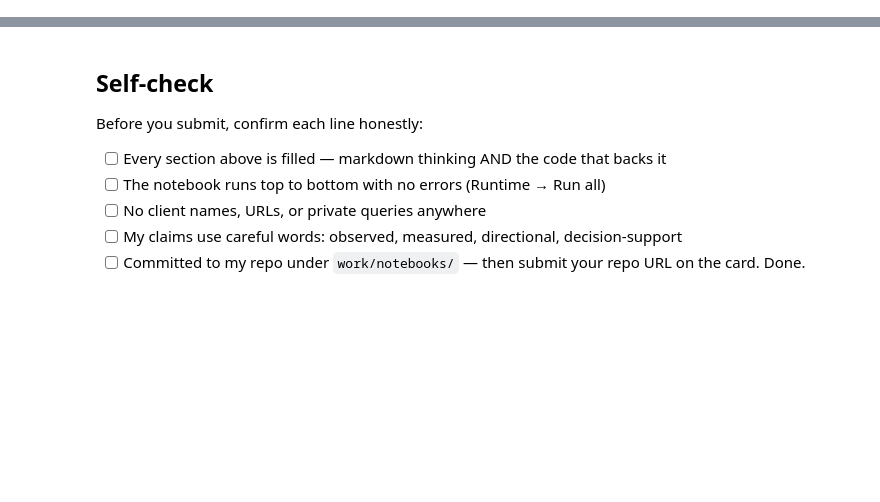
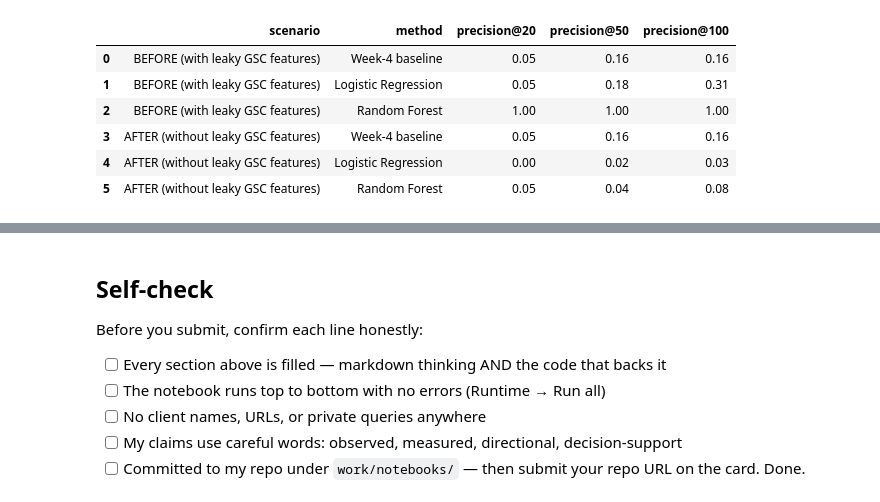
Before and after one commit to faheem-danish/internship-starter-1, a Jupyter notebook: work/notebooks/w06_validation_audit.ipynb, the cells around one changed output, grey strips where cells are left out. Cells and saved outputs as stored; diff of their text form; code cells hidden in the pictures; blank space fills up the shorter version.

```diff
--- a/work/notebooks/w06_validation_audit.ipynb
+++ b/work/notebooks/w06_validation_audit.ipynb
@@ -12,0 +38,2 @@ This skeleton is yours to fill. Work the sections **in order** — each one has
+# %%
+march_df = pd.read_parquet(march_file)
@@ -12,0 +94,14 @@ This skeleton is yours to fill. Work the sections **in order** — each one has
+# %%
+# ------------------------------------------------------------------
+# Client-grouped split (same honest design as W05)
+# ------------------------------------------------------------------
+groups = model_df["client_hash_id"]
+gss = GroupShuffleSplit(n_splits=1, test_size=0.20, random_state=42)
+train_idx, test_idx = next(gss.split(model_df, y, groups=groups))
+
+print("Train clients:", model_df.iloc[train_idx]["client_hash_id"].nunique())
+print("Test clients: ", model_df.iloc[test_idx]["client_hash_id"].nunique())
+print("Overlap:      ", len(
+    set(model_df.iloc[train_idx]["client_hash_id"]) &
+    set(model_df.iloc[test_idx]["client_hash_id"])
+))
@@ -22,0 +133,76 @@ This skeleton is yours to fill. Work the sections **in order** — each one has
+# %%
+# This cell is for CODE (numbers, a query, a check).
+# Write your text answer in the cell ABOVE this one — typing sentences here breaks Run All.
+# ------------------------------------------------------------------
+# BEFORE: W05 feature set (contains label-derived suspects)
+# ------------------------------------------------------------------
+leaky_features = ["impressions", "clicks", "avg_position", "ctr_pct"]
+X_leaky = model_df[leaky_features]
+
+# ------------------------------------------------------------------
+# AFTER: Only non-label-derived features (GA4 + scroll)
+# ------------------------------------------------------------------
+honest_features = ["ga4_sessions", "ga4_pageviews", "ga4_users",
+                   "ga4_engaged_sessions", "scroll_events"]
+X_honest = model_df[honest_features]
+
+# ------------------------------------------------------------------
+# Helper: train + evaluate both models on a given feature set
+# ------------------------------------------------------------------
+def eval_scenario(X, scenario_name):
+    X_tr = X.iloc[train_idx]
+    X_te = X.iloc[test_idx]
+    y_tr = y.iloc[train_idx]
+    y_te = y.iloc[test_idx]
+
+    # Logistic Regression (pipeline with imputer — W05 NaN fix)
+    lr = Pipeline([
+        ("imputer", SimpleImputer(strategy="median")),
+        ("scaler", StandardScaler()),
+        ("model", LogisticRegression(max_iter=1000, random_state=42))
+    ])
+    lr.fit(X_tr, y_tr)
+    lr_prob = lr.predict_proba(X_te)[:, 1]
+
+    # Random Forest (pipeline with imputer — fixed from W05 draft)
+    rf = Pipeline([
+        ("imputer", SimpleImputer(strategy="median")),
+        ("model", RandomForestClassifier(
+            n_estimators=150, max_depth=8, min_samples_leaf=20,
+            random_state=42, n_jobs=-1
+        ))
+    ])
+    rf.fit(X_tr, y_tr)
+    rf_prob = rf.predict_proba(X_te)[:, 1]
+
+    baseline_scores = model_df.iloc[test_idx]["baseline_score"].values
+    labels = y_te.values
+
+    def p_at_k(scores, labs, k):
+        order = np.argsort(-np.asarray(scores))
+        return np.asarray(labs)[order[:k]].mean()
+
+    rows = []
+    for name, probas in [("Week-4 baseline", baseline_scores),
+                         ("Logistic Regression", lr_prob),
+                         ("Random Forest", rf_prob)]:
+        rows.append({
+            "scenario": scenario_name,
+            "method": name,
+            "precision@20":  round(p_at_k(probas, labels, 20), 4),
+            "precision@50":  round(p_at_k(probas, labels, 50), 4),
+            "precision@100": round(p_at_k(probas, labels, 100), 4)
+        })
+    return rows
+
+# ------------------------------------------------------------------
+# Run both scenarios
+# ------------------------------------------------------------------
+before_after = pd.DataFrame(
+    eval_scenario(X_leaky, "BEFORE (with leaky GSC features)") +
+    eval_scenario(X_honest, "AFTER (without leaky GSC features)")
+)
+
+print("Test-set base rate:", round(y.iloc[test_idx].mean(), 4))
+display(before_after)
+# %% [output]
@@ -23,3 +210,10 @@ This skeleton is yours to fill. Work the sections **in order** — each one has
+|  | scenario | method | precision@20 | precision@50 | precision@100 |
+| 0 | BEFORE (with leaky GSC features) | Week-4 baseline | 0.05 | 0.16 | 0.16 |
+| 1 | BEFORE (with leaky GSC features) | Logistic Regression | 0.05 | 0.18 | 0.31 |
+| 2 | BEFORE (with leaky GSC features) | Random Forest | 1.00 | 1.00 | 1.00 |
+| 3 | AFTER (without leaky GSC features) | Week-4 baseline | 0.05 | 0.16 | 0.16 |
+| 4 | AFTER (without leaky GSC features) | Logistic Regression | 0.00 | 0.02 | 0.03 |
+| 5 | AFTER (without leaky GSC features) | Random Forest | 0.05 | 0.04 | 0.08 |
 # %% [markdown]
 ## 3. Leakage audit
 
```
Also changed, not shown: parts of 17 cells of this notebook.
